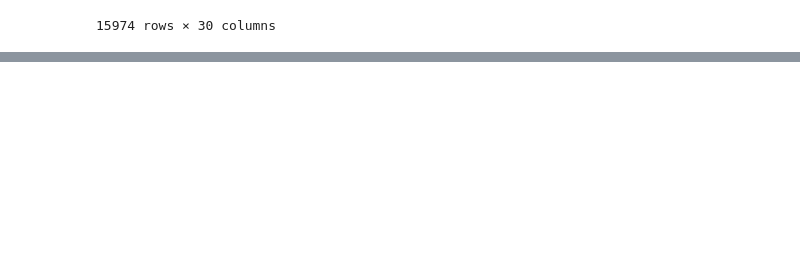
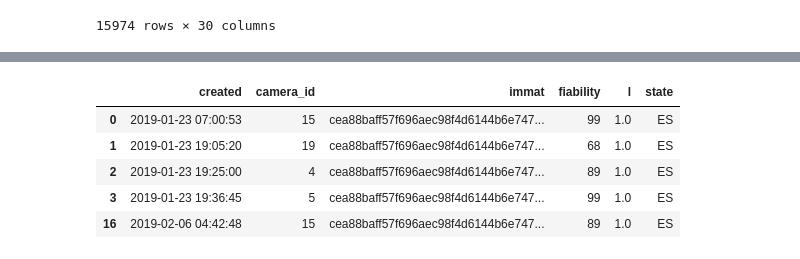
Before and after one commit to nantodevison/lapi, a Jupyter notebook: Carto_Lapi/Analyse/Donnees_postraitees.ipynb, the cells around one changed output, grey strips where cells are left out. Cells and saved outputs as stored; diff of their text form; code cells hidden in the pictures; blank space fills up the shorter version.

Commit message:
correction fonction trajets incomplets

```diff
--- a/Carto_Lapi/Analyse/Donnees_postraitees.ipynb
+++ b/Carto_Lapi/Analyse/Donnees_postraitees.ipynb
@@ -189,6 +227,9 @@ Wall time: 84.6 ms
 # %% [markdown]
 # 4. Correction des trajets depuis ou vers A660 relatifs à A63
 # %%
+%%time
 #recuperer les passages correspondant aux trajets identifies
-%time dico_passag_final=t.trajet2passage(dico_df_od_ok ['df_od_ok_marge15'],df_passages_immat_ok)
+dico_passag_avantcorr={'passag_avantcorr'+str(i):
+                   t.trajet2passage(dico_df_od_ok ['df_od_ok_marge'+str(i)],df_passages_immat_ok)
+                   for i in [0,15,30,45,60,90]}
 # %% [output]
@@ -203,0 +238,5 @@ array(['temps_cestas', nan, 'correction_A63'], dtype=object)
+# %%
+%%time
+dico_corr_A63_A660={'corr_A63_A660'+str(i):
+                    t.correction_trajet(df_passages_immat_ok, dico_df_od_ok ['df_od_ok_marge'+str(i)])
+                    for i  in [0,15,30,45,60,90]}
@@ -204,2 +246,27 @@ array(['temps_cestas', nan, 'correction_A63'], dtype=object)
 # %% [markdown]
 # 5. Extrapolation des trajets non complets
+# %%
+dico_df_od_final={}
+# %%
+%%time
+for i  in [45,]:
+    df_filtre_A63,df_passage_transit,df_non_transit=(t.param_trajet_incomplet('2019-01-23 00:00:00',
+        dico_corr_A63_A660['corr_A63_A660'+str(i)],df_passages_immat_ok,
+        dico_passag_avantcorr['passag_avantcorr'+str(i)]))
+    trajet_transit_incomplet2, passage2=t.transit_trajet_incomplet(df_filtre_A63,
+        dico_passag_avantcorr['passag_avantcorr'+str(i)].set_index('created').sort_index(),'2019-01-23 00:00:00',22, df_passages_immat_ok)
+    #affectation des temps de parcours de reference
+    df_transit_incomplet_tps_ref=t.jointure_temps_reel_theorique(trajet_transit_incomplet2,dixco_tpsmax_corrige,t.liste_trajet_incomplet,'incomplet')
+    #Maj de l'attruibut drapeau et Maj des autres attruibuts
+    df_transit_incomplet_tps_ref=t.identifier_transit(df_transit_incomplet_tps_ref, 0)
+    #mettre en forme les attributs
+    df_transit_incomplet_tps_ref=df_transit_incomplet_tps_ref[['date_cam_1', 'immat', 'state', 'l', 'date_cam_2', 'cameras', 'origine',
+           'destination', 'o_d', 'tps_parcours', 'period', 'date', 'temps', 'type',
+           'tps_parcours_theoriq','temps_filtre', 'filtre_tps']]
+    #filtrer le df :
+    df_transit_incomplet_tps_ref_final=df_transit_incomplet_tps_ref.loc[df_transit_incomplet_tps_ref['filtre_tps']==1].copy()
+    #ajouter l'attribut d'identification des trajets
+    df_transit_incomplet_tps_ref_final['correction_o_d']=True
+    df_transit_incomplet_tps_ref_final['correction_o_d_type']='extrapole'
+    #6. Ajouter au df des o_d précédents :
+    dico_df_od_final['df_od_final_marge'+str(i)]=pd.concat([dico_corr_A63_A660['corr_A63_A660'+str(i)],df_transit_incomplet_tps_ref_final],sort=False)
@@ -785,0 +836,9 @@ SyntaxError: invalid syntax (<ipython-input-213-a74b8dc87c6a>, line 2)
+# %%
+dico_passag_avantcorr['passag_avantcorr0'].head(5)
+# %% [output]
+|  | created | camera_id | immat | fiability | l | state |
+| 0 | 2019-01-23 07:00:53 | 15 | cea88baff57f696aec98f4d6144b6e747... | 99 | 1.0 | ES |
+| 1 | 2019-01-23 19:05:20 | 19 | cea88baff57f696aec98f4d6144b6e747... | 68 | 1.0 | ES |
+| 2 | 2019-01-23 19:25:00 | 4 | cea88baff57f696aec98f4d6144b6e747... | 89 | 1.0 | ES |
+| 3 | 2019-01-23 19:36:45 | 5 | cea88baff57f696aec98f4d6144b6e747... | 99 | 1.0 | ES |
+| 16 | 2019-02-06 04:42:48 | 15 | cea88baff57f696aec98f4d6144b6e747... | 89 | 1.0 | ES |
```
Also changed, not shown: parts of 34 cells of this notebook, 1 other file.
